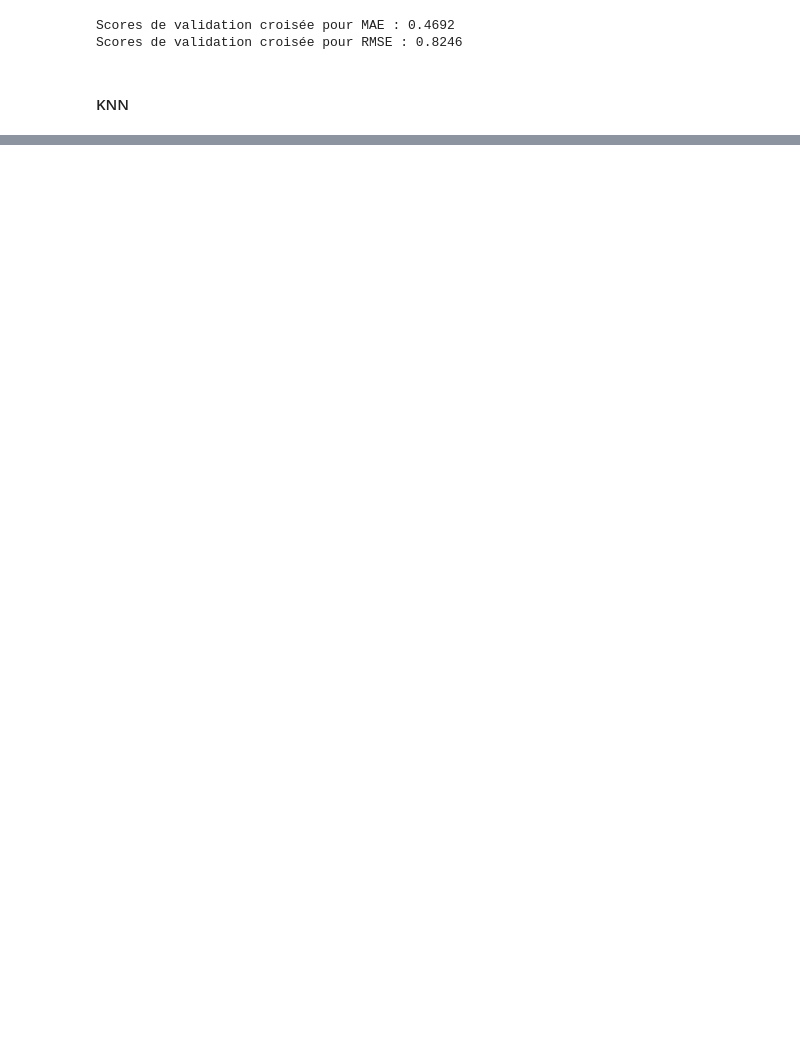
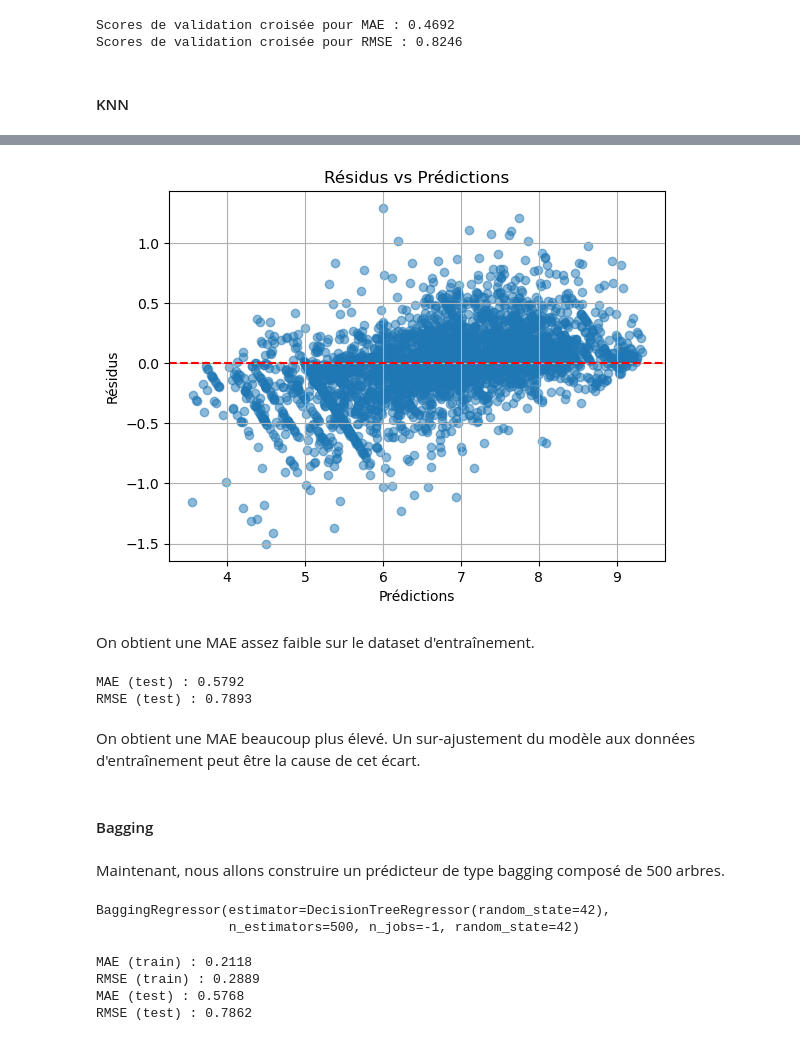
Before and after one commit to rachidsahli/Challenge-data-ens, a Jupyter notebook: Interaction_Molécule/pred_baseline.ipynb, the cells around one changed output, grey strips where cells are left out. Cells and saved outputs as stored; diff of their text form; code cells hidden in the pictures; blank space fills up the shorter version.

```diff
--- a/Interaction_Molécule/pred_baseline.ipynb
+++ b/Interaction_Molécule/pred_baseline.ipynb
@@ -210,0 +247,14 @@ Scores de validation croisée pour RMSE : 0.8247
+# %%
+# Visualisation des résidus
+residuals = y_train_split - y_pred_train
+plt.scatter(y_pred_train, residuals, alpha=0.5)
+plt.axhline(y=0, color='r', linestyle='--')
+plt.xlabel("Prédictions")
+plt.ylabel("Résidus")
+plt.title("Résidus vs Prédictions")
+plt.grid(True)
+plt.show()
+# %% [output]
+[figure, added]
+# %% [markdown]
+On obtient une MAE assez faible sur le dataset d'entraînement.
@@ -210,0 +264,28 @@ Scores de validation croisée pour RMSE : 0.8247
+# %%
+mae_test = mean_absolute_error(y_test_split, y_pred_test)
+rmse_test = np.sqrt(mean_squared_error(y_test_split, y_pred_test))
+
+print(f"MAE (test) : {mae_test:.4f}")
+print(f"RMSE (test) : {rmse_test:.4f}")
+# %% [output]
+MAE (test) : 0.5792
+RMSE (test) : 0.7893
+# %% [markdown]
+On obtient une MAE beaucoup plus élevé. Un sur-ajustement du modèle aux données d'entraînement peut être la cause de cet écart.
+# %% [markdown]
+#### Bagging
+# %% [markdown]
+Maintenant, nous allons construire un prédicteur de type bagging composé de 500 arbres.
+# %%
+# Initialisation du modèle
+base_model = DecisionTreeRegressor(random_state=42)
+
+bagging_model = BaggingRegressor(base_model,
+                                n_estimators=500,
+                                random_state=42,
+                                n_jobs=-1)
+
+bagging_model.fit(X_train_split, y_train_split)
+# %% [output]
+BaggingRegressor(estimator=DecisionTreeRegressor(random_state=42),
+                 n_estimators=500, n_jobs=-1, random_state=42)
@@ -210,0 +296,16 @@ Scores de validation croisée pour RMSE : 0.8247
+# %%
+# Évaluation du modèle
+mae_train_bagging = mean_absolute_error(y_train_split, y_pred_train_bagging)
+rmse_train_bagging = np.sqrt(mean_squared_error(y_train_split, y_pred_train_bagging))
+mae_test_bagging = mean_absolute_error(y_test_split, y_pred_test_bagging)
+rmse_test_bagging = np.sqrt(mean_squared_error(y_test_split, y_pred_test_bagging))
+
+print(f"MAE (train) : {mae_train_bagging:.4f}")
+print(f"RMSE (train) : {rmse_train_bagging:.4f}")
+print(f"MAE (test) : {mae_test_bagging:.4f}")
+print(f"RMSE (test) : {rmse_test_bagging:.4f}")
+# %% [output]
+MAE (train) : 0.2118
+RMSE (train) : 0.2889
+MAE (test) : 0.5768
+RMSE (test) : 0.7862
```
Also changed, not shown: parts of 20 cells of this notebook.
